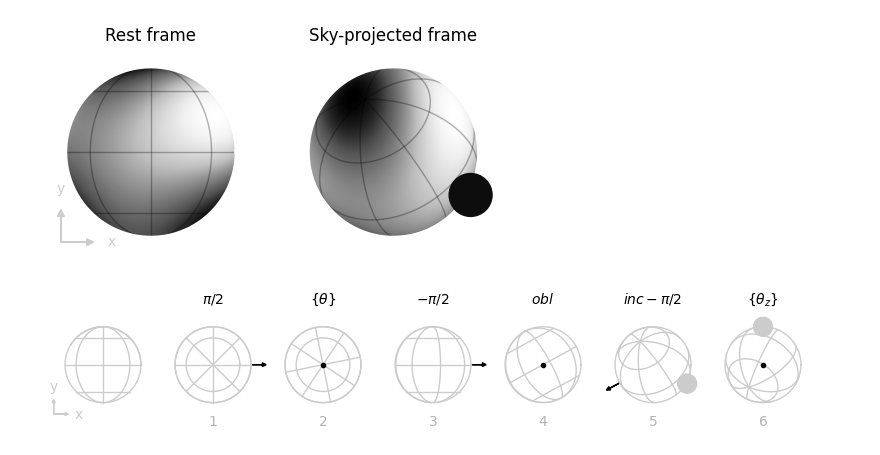
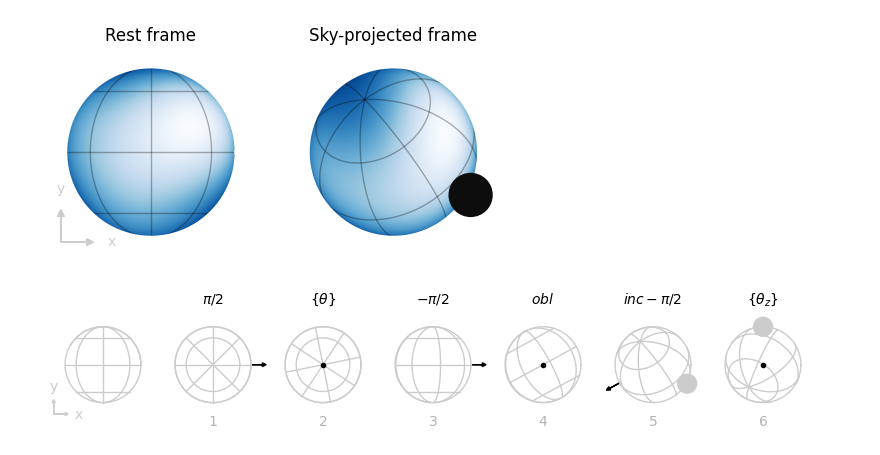
Before and after one commit to lgrcia/paper-jaxoplanet, a Jupyter notebook: workflows/rotations/rotate_figures.ipynb, the cells around one changed output. Cells and saved outputs as stored; diff of their text form; code cells hidden in the pictures.

Commit message:
feat: redoing figures + limb darkened maps

```diff
--- a/workflows/rotations/rotate_figures.ipynb
+++ b/workflows/rotations/rotate_figures.ipynb
@@ -18,44 +18,48 @@ y = jerry.ylm.Ylm.from_dense(np.hstack([1.0, np.random.rand(10) * 1e-1]))
 # %%
 import matplotlib.pyplot as plt
 
+cmap = "Blues_r"
+
 plt.figure(figsize=(5, 2.5))
+
+u = (0.3, 0.3)
 
 
 def format(ax):
     ax.set_aspect("equal")
     ax.axis("off")
     ax.set_xlim(-1.2, 1.2)
     ax.set_ylim(-1.2, 1.2)
 
 
 ax = plt.subplot(121)
-s = jerry.maps.Map(y=y)
-jerry.visualization.show_map(s, ax=ax, cmap="Greys_r", n=4)
+s = jerry.Surface(y=y, u=u)
+jerry.visualization.show_surface(s, ax=ax, n=4, cmap=cmap)
 format(ax)
 plt.title("Rest frame")
 
 x = 1.05
 h = 0.08
 l = 0.3
 plt.arrow(-x, -x, 0.0, l, head_width=h, head_length=h, color="0.8")
 plt.arrow(-x, -x, l, 0.0, head_width=h, head_length=h, color="0.8")
 
 letter = dict(fontsize=10, color="0.8")
 plt.text(-x + 1.8 * l, -x, "x", ha="left", va="center", **letter)
 plt.text(-x, -x + 1.8 * l, "y", ha="center", va="bottom", **letter)
 
 ax = plt.subplot(122)
-s = jerry.maps.Map(y=y, inc=np.pi / 2 - inc, obl=obl)
-jerry.visualization.show_map(s, ax=ax, cmap="Greys_r", n=4, theta=theta)
+s = jerry.surface.Surface(y=y, inc=np.pi / 2 - inc, obl=obl, u=u)
+jerry.visualization.show_surface(s, ax=ax, n=4, theta=theta, cmap=cmap)
 disk = plt.Circle(planet, 0.25, color="0.05", zorder=10)
 ax.add_artist(disk)
 plt.title("Sky-projected frame")
 format(ax)
 
 plt.tight_layout()
 plt.savefig("figures/rotation_basis.pdf")
 # %% [output]
-[figure, old version]
+[figure, new version]
 # %%
 from scipy.spatial.transform import Rotation
 import numpy as np
```
Also changed, not shown: 16 other files.
